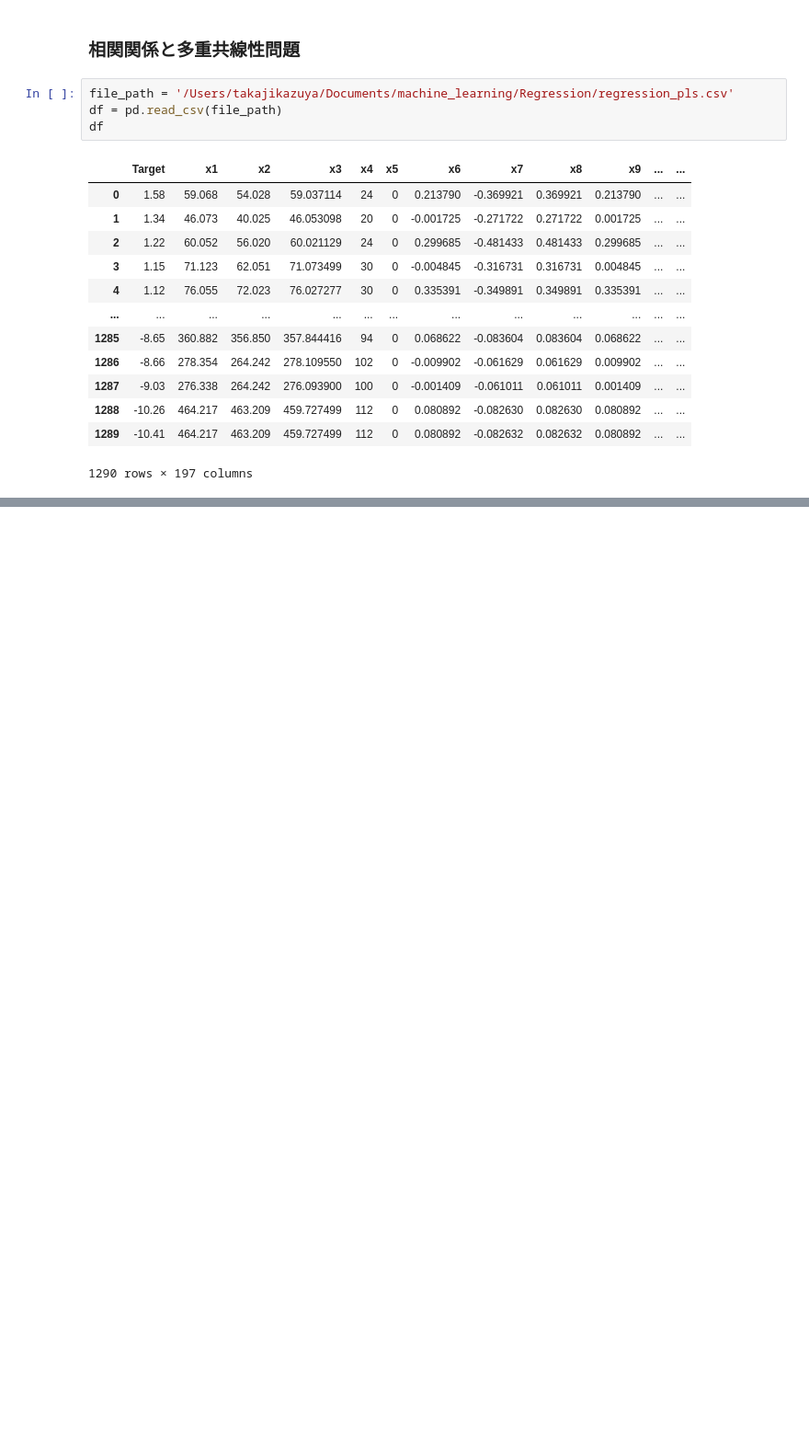
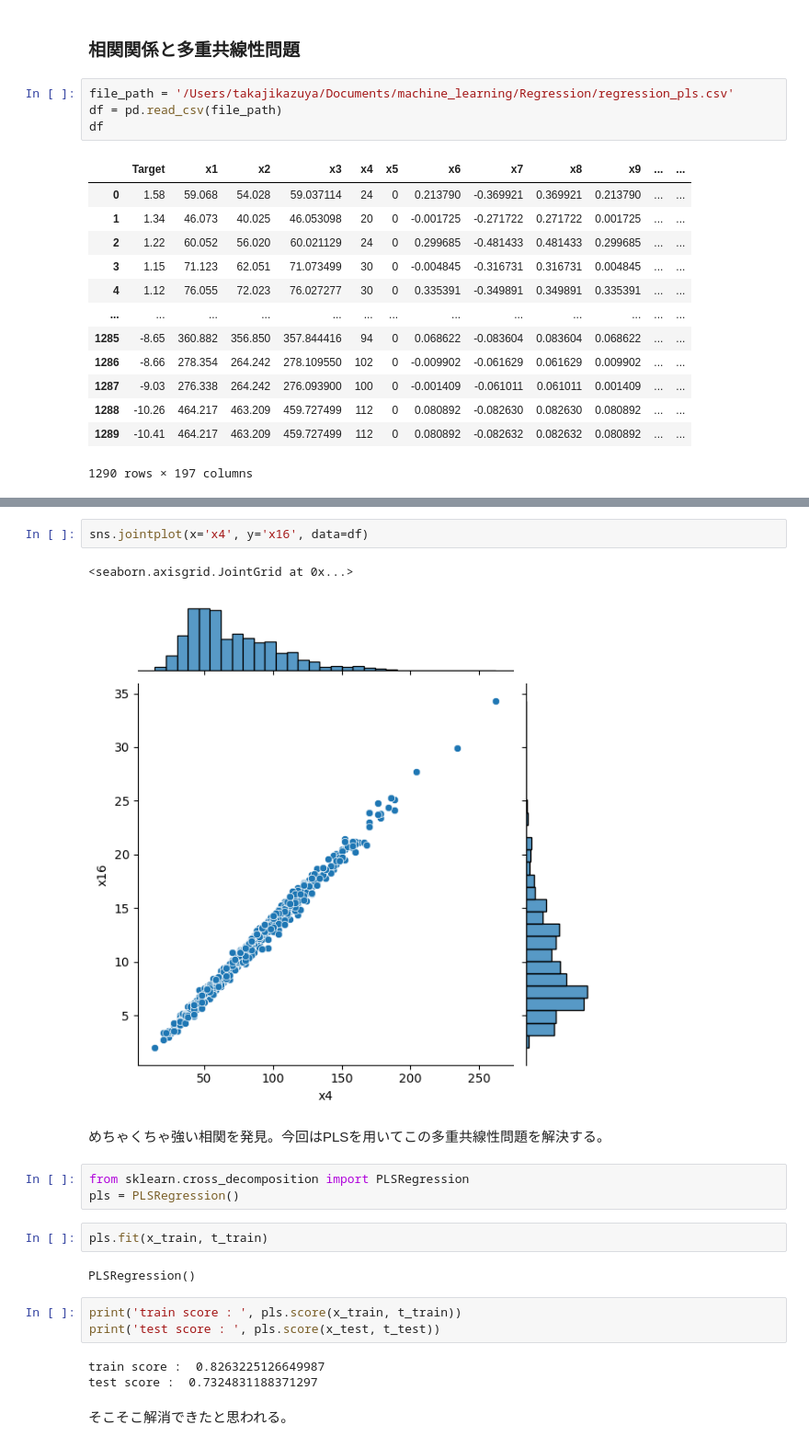
Before and after one commit to tkkazuya/machine_learning, a Jupyter notebook: Regression/Regression.ipynb, the cells around one changed output, grey strips where cells are left out. Shown at 92% size. Cells and saved outputs as stored; diff of their text form; blank space fills up the shorter version.

```diff
--- a/Regression/Regression.ipynb
+++ b/Regression/Regression.ipynb
@@ -213,0 +268,22 @@ df
+# %%
+sns.jointplot(x='x4', y='x16', data=df)
+# %% [output]
+<seaborn.axisgrid.JointGrid at 0x...>
+[figure, added]
+# %% [markdown]
+めちゃくちゃ強い相関を発見。今回はPLSを用いてこの多重共線性問題を解決する。
+# %%
+from sklearn.cross_decomposition import PLSRegression
+pls = PLSRegression()
+# %%
+pls.fit(x_train, t_train)
+# %% [output]
+PLSRegression()
+# %%
+print('train score : ', pls.score(x_train, t_train))
+print('test score : ', pls.score(x_test, t_test))
+# %% [output]
+train score :  0.8263225126649987
+test score :  0.7324831188371297
+# %% [markdown]
+そこそこ解消できたと思われる。
```
Also changed, not shown: parts of 23 cells of this notebook.
